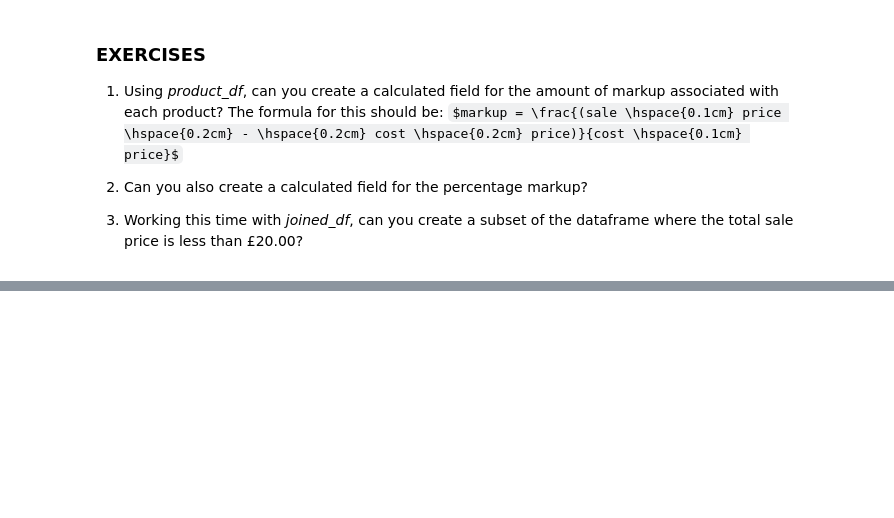
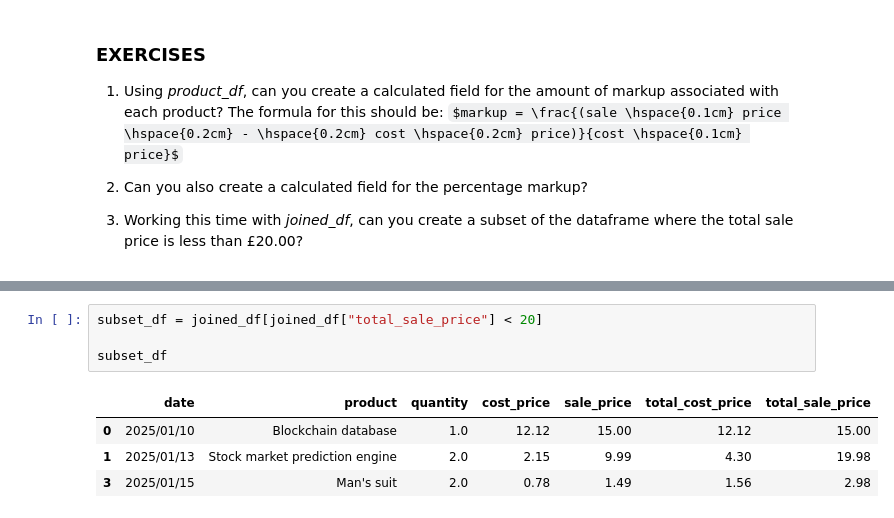
Before and after one commit to kefandu33-hash/kefandu-Programming-BigDataAnalytics, a Jupyter notebook: 2_03_Calculated_Fields,_Indexing_and_Subsetting.ipynb, the cells around one changed output, grey strips where cells are left out. Saved outputs shown, nothing was run; the diff lists cells and outputs as text; some formulas as TeX source; blank space fills up the shorter version.

```diff
--- a/2_03_Calculated_Fields,_Indexing_and_Subsetting.ipynb
+++ b/2_03_Calculated_Fields,_Indexing_and_Subsetting.ipynb
@@ -174,0 +184,9 @@ NameError: name 'product_df' is not defined
+# %%
+subset_df = joined_df[joined_df["total_sale_price"] < 20]
+
+subset_df
+# %% [output]
+|  | date | product | quantity | cost_price | sale_price | total_cost_price | total_sale_price |
+| 0 | 2025/01/10 | Blockchain database | 1.0 | 12.12 | 15.00 | 12.12 | 15.00 |
+| 1 | 2025/01/13 | Stock market prediction engine | 2.0 | 2.15 | 9.99 | 4.30 | 19.98 |
+| 3 | 2025/01/15 | Man's suit | 2.0 | 0.78 | 1.49 | 1.56 | 2.98 |
```
Also changed, not shown: parts of 3 cells of this notebook.
